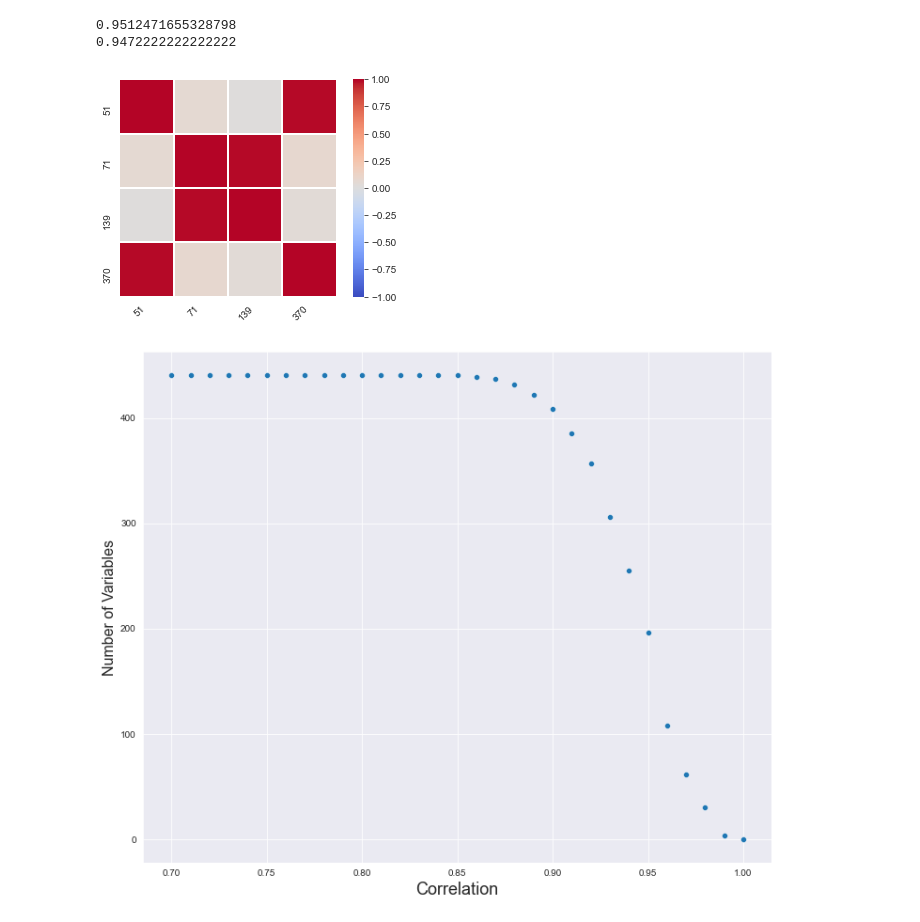
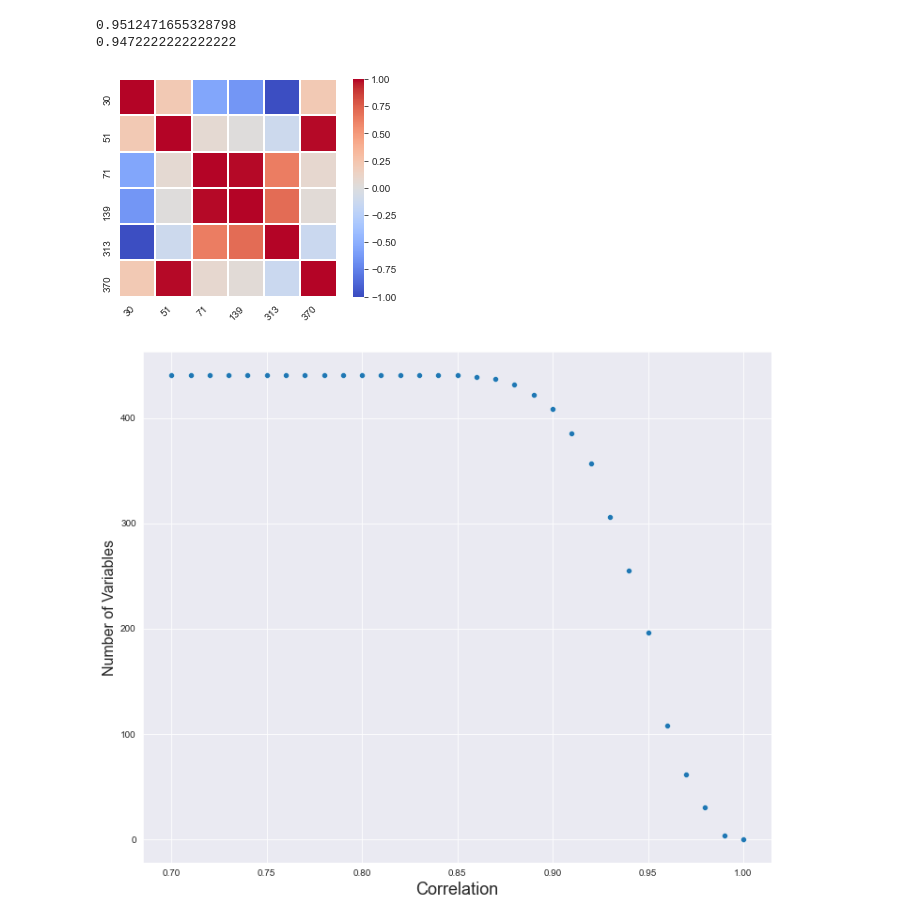
Before and after one commit to declanjackson/Geospatial-Analysis, a Jupyter notebook: dataset_generation2.ipynb, the cells around one changed output. Saved outputs shown, nothing was run; the diff lists cells and outputs as text; code cells hidden in the pictures.

Commit message:
fixed q 1 4 corr plt

```diff
--- a/dataset_generation2.ipynb
+++ b/dataset_generation2.ipynb
@@ -216,23 +216,23 @@ def absHighPass(df, absThresh):
 # %%
 tau_st_df = pd.DataFrame(data = np.dot(tau_t, tau_s), columns=list(range(1, 442)), index=list(range(1,241)))
 corr = tau_st_df.corr()
 
 
 ax = sns.heatmap(
-    absHighPass(corr,0.99),
+    absHighPass(corr,0.989),
     vmin=-1, vmax=1, center=0,
     linewidth=0.3,
     cmap='coolwarm',
     square=True
 )
 ax.set_xticklabels(
     ax.get_xticklabels(),
     rotation=45,
     horizontalalignment='right'
 )
 plt.savefig('figures/q1_4_topten.png')
 # %% [output]
-[figure, old version]
+[figure, new version]
 # %%
 
 fig, ax = plt.subplots(figsize=(12, 10))
```
Also changed, not shown: 2 other files.
